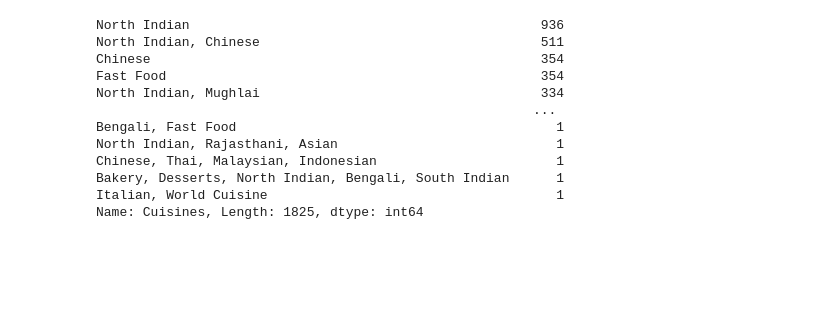
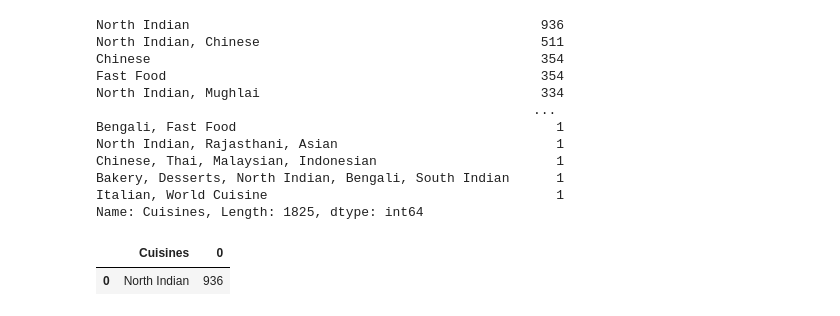
Before and after one commit to ruhanahmad/DataScience, a Jupyter notebook: EDA/zamato example/Zomatodataset/zomatoEda.ipynb, the cells around one changed output. Saved outputs shown, nothing was run; the diff lists cells and outputs as text; code cells hidden in the pictures; blank space fills up the shorter version.

```diff
--- a/EDA/zamato example/Zomatodataset/zomatoEda.ipynb
+++ b/EDA/zamato example/Zomatodataset/zomatoEda.ipynb
@@ -464,3 +464,8 @@ Chinese, Thai, Malaysian, Indonesian                       1
 Bakery, Desserts, North Indian, Bengali, South Indian      1
 Italian, World Cuisine                                     1
 Name: Cuisines, Length: 1825, dtype: int64
+# %%
+final_df[final_df["Cuisines"] == "North Indian"].groupby(["Cuisines"]).size().reset_index().head(20)
+# %% [output]
+|  | Cuisines | 0 |
+| 0 | North Indian | 936 |
```
Also changed, not shown: parts of 1 cell of this notebook, 3 other files.
